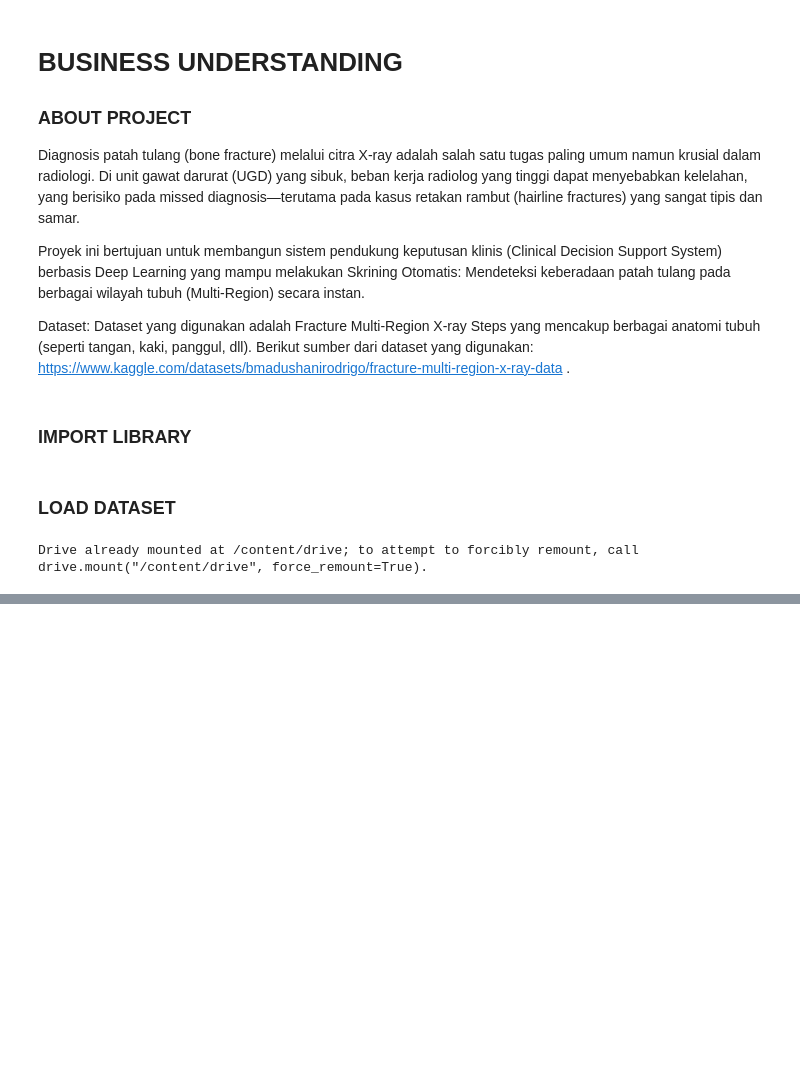
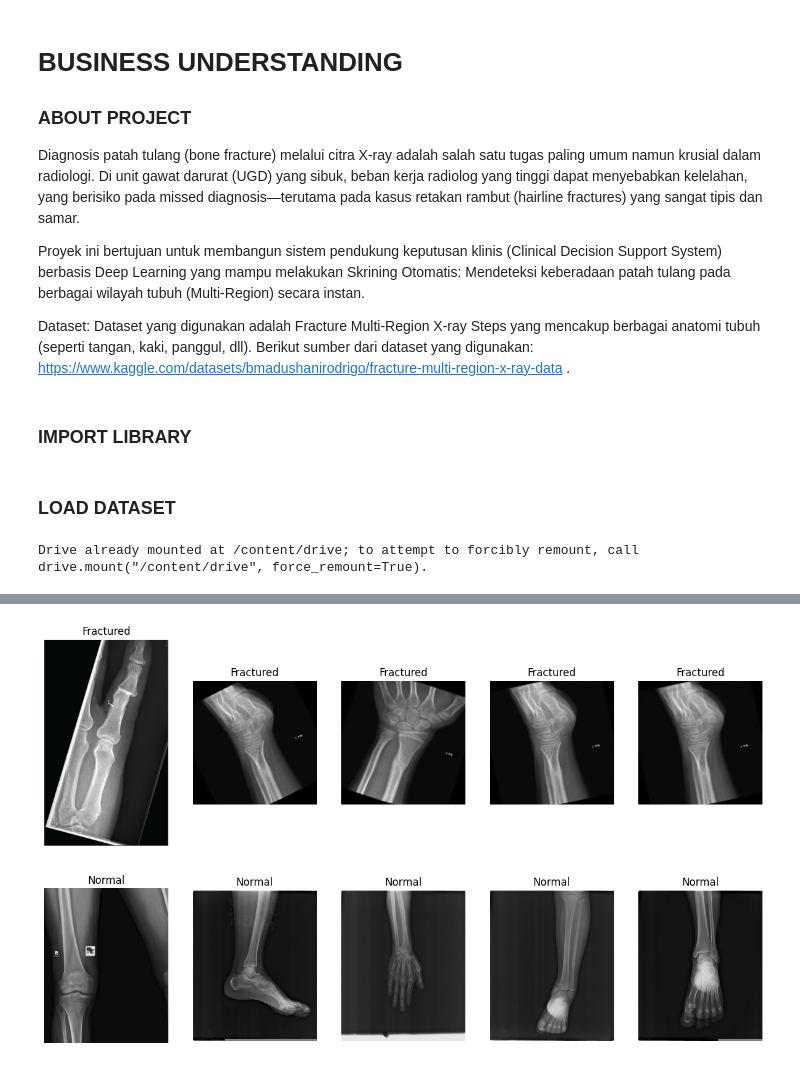
Before and after one commit to rfaoktvian/Dicoding_FinalProject, a Jupyter notebook: FractureNet_High_Sensitivity_X_Ray_Image_Classification_for_Orthopedic_Diagnostics.ipynb, the cells around one changed output, grey strips where cells are left out. Saved outputs shown, nothing was run; the diff lists cells and outputs as text; code cells hidden in the pictures; blank space fills up the shorter version.

```diff
--- a/FractureNet_High_Sensitivity_X_Ray_Image_Classification_for_Orthopedic_Diagnostics.ipynb
+++ b/FractureNet_High_Sensitivity_X_Ray_Image_Classification_for_Orthopedic_Diagnostics.ipynb
@@ -67,0 +83,17 @@ Kategori yang ada: ['fractured', 'not fractured']
+# %%
+ImageFile.LOAD_TRUNCATED_IMAGES = True
+def plot_raw_samples(path, title):
+    files = os.listdir(path)[:5]
+    plt.figure(figsize=(15, 5))
+    for i, file in enumerate(files):
+        img = Image.open(os.path.join(path, file))
+        plt.subplot(1, 5, i+1)
+        plt.imshow(img, cmap='gray')
+        plt.title(title)
+        plt.axis('off')
+    plt.show()
+plot_raw_samples(os.path.join(TRAIN_PATH, 'fractured'), "Fractured")
+plot_raw_samples(os.path.join(TRAIN_PATH, 'not fractured'), "Normal")
+# %% [output]
+[figure, added]
+[figure, added]
```
Also changed, not shown: parts of 6 cells of this notebook.
